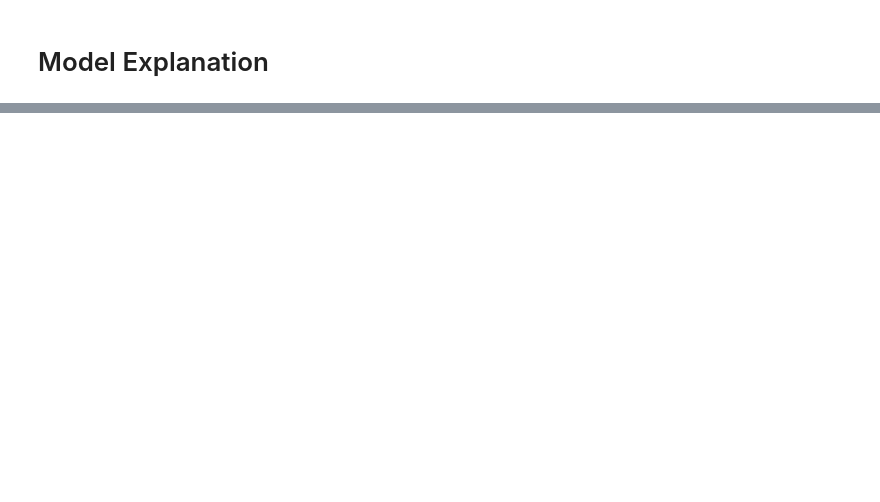
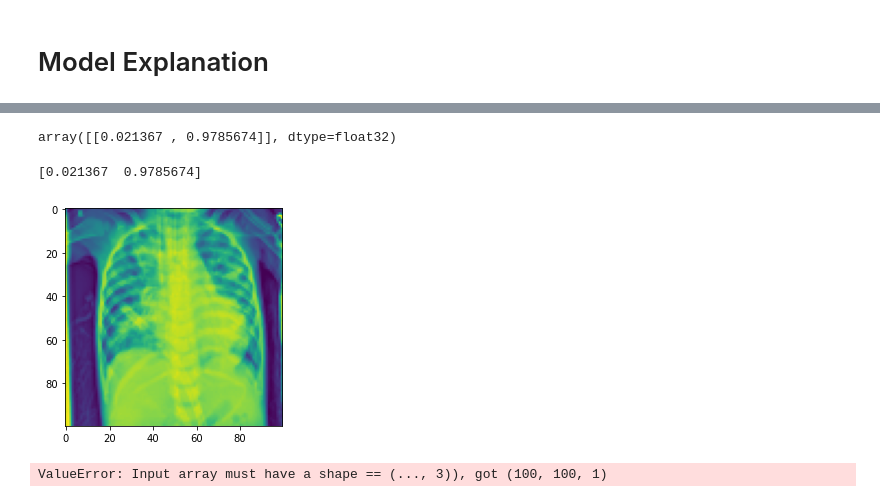
Before and after one commit to edgarbarr1/image-classification-neural-network, a Jupyter notebook: notebook/image-classification-notebook.ipynb, the cells around one changed output, grey strips where cells are left out. Saved outputs shown, nothing was run; the diff lists cells and outputs as text; code cells hidden in the pictures; blank space fills up the shorter version.

```diff
--- a/notebook/image-classification-notebook.ipynb
+++ b/notebook/image-classification-notebook.ipynb
@@ -512,0 +661,6 @@ print("%s: %.2f%%" % (loaded_model.metrics_names[2], score[2]*100))
+# %%
+image = Image.open(fp='../data/train/PNEUMONIA/BACTERIA-1008087-0001.jpeg')
+new_image = image.resize((100, 100))
+
+print(image.size) # Output: (1920, 1280)
+print(new_image.size) # Output: (400, 400)
@@ -512,0 +670,4 @@ print("%s: %.2f%%" % (loaded_model.metrics_names[2], score[2]*100))
+# %%
+new_image = preprocessing.image.img_to_array(new_image)
+# %%
+new_image = np.expand_dims(new_image, axis=0)
@@ -512,0 +683,12 @@ print("%s: %.2f%%" % (loaded_model.metrics_names[2], score[2]*100))
+# %%
+model_4.predict(new_image)
+# %% [output]
+array([[0.021367 , 0.9785674]], dtype=float32)
+# %%
+plt.imshow(new_image[0])
+preds = model_4.predict(new_image)
+for x in preds:
+    print(x)
+# %% [output]
+[0.021367  0.9785674]
+[figure, added]
@@ -512,0 +699,5 @@ print("%s: %.2f%%" % (loaded_model.metrics_names[2], score[2]*100))
+# %%
+explanation = explainer.explain_instance(new_image[0].astype('double'),
+                                         model_4.predict, hide_color=0)
+# %% [output]
+ValueError: Input array must have a shape == (..., 3)), got (100, 100, 1)
```
Also changed, not shown: parts of 44 cells of this notebook, 1 other file.
